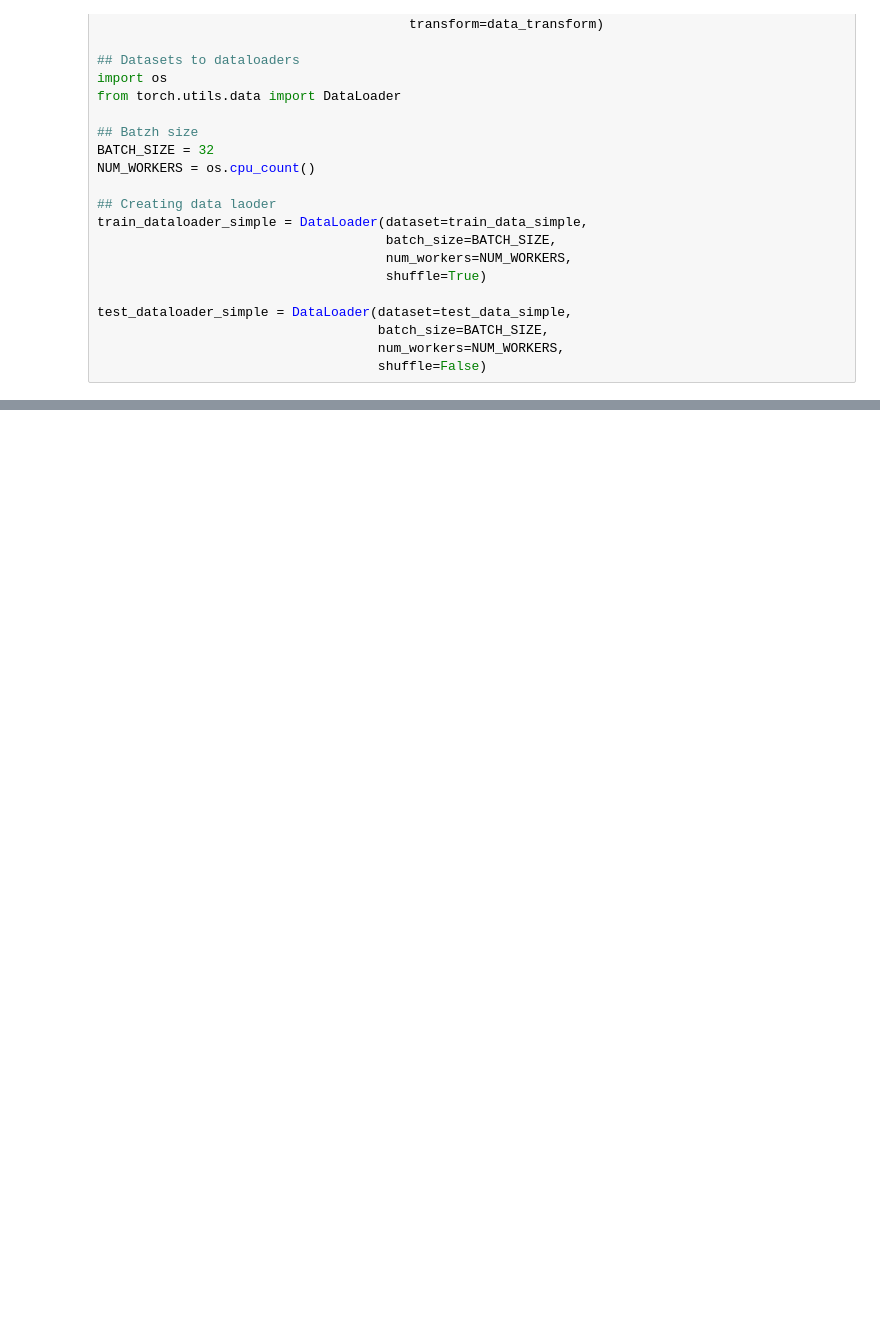
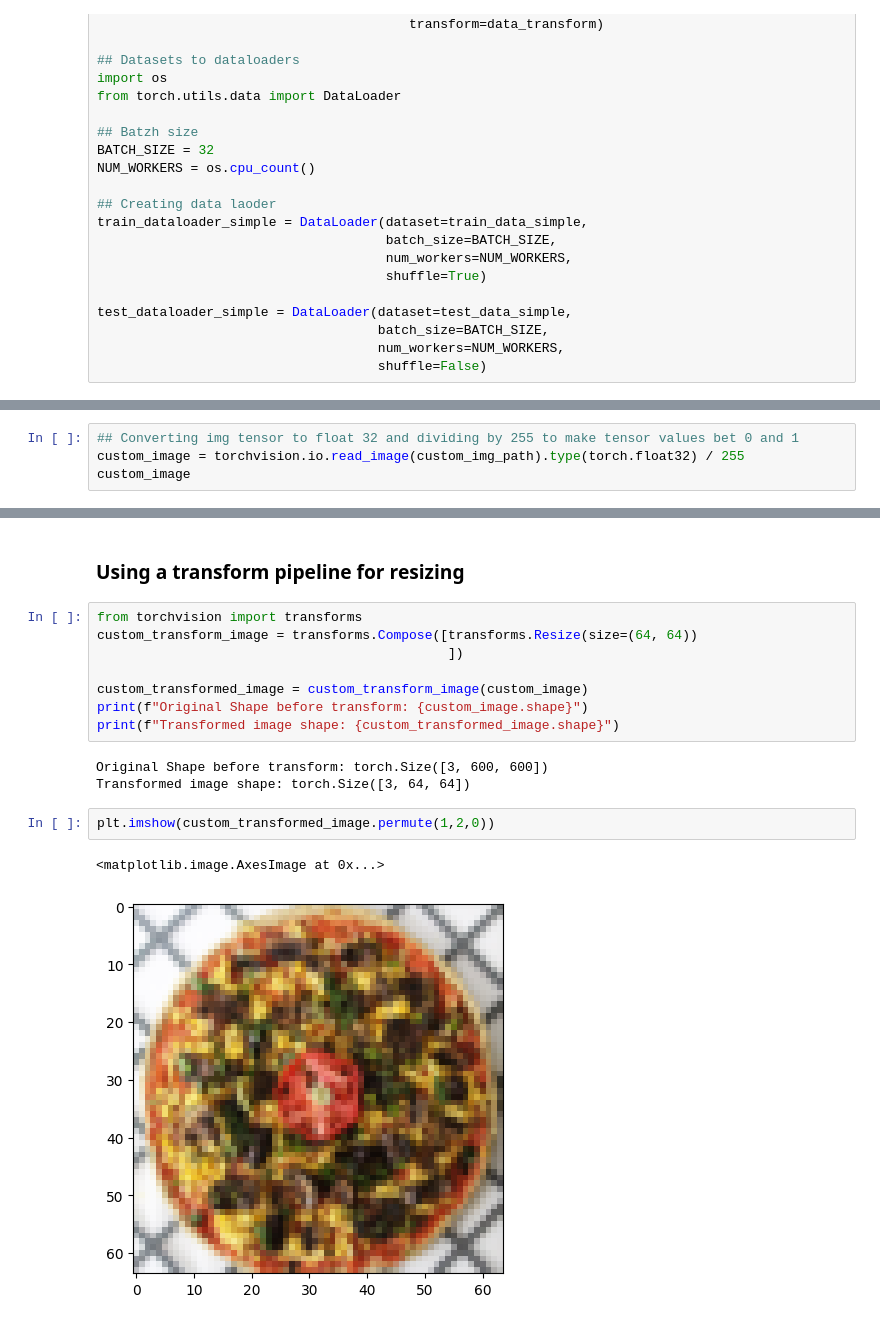
Before and after one commit to Naga-SDonepudi/PyTorch_HandsOn, a Jupyter notebook: 5_custom_datasets_pytorch.ipynb, the cells around one changed output, grey strips where cells are left out. Cells and saved outputs as stored; diff of their text form; blank space fills up the shorter version.

```diff
--- a/5_custom_datasets_pytorch.ipynb
+++ b/5_custom_datasets_pytorch.ipynb
@@ -497,0 +1015,4 @@ TinyVGG(
+# %%
+## Converting img tensor to float 32 and dividing by 255 to make tensor values bet 0 and 1
+custom_image = torchvision.io.read_image(custom_img_path).type(torch.float32) / 255
+custom_image
@@ -497,0 +1037,18 @@ TinyVGG(
+# %% [markdown]
+### Using a transform pipeline for resizing
+# %%
+from torchvision import transforms
+custom_transform_image = transforms.Compose([transforms.Resize(size=(64, 64))
+                                             ])
+
+custom_transformed_image = custom_transform_image(custom_image)
+print(f"Original Shape before transform: {custom_image.shape}")
+print(f"Transformed image shape: {custom_transformed_image.shape}")
+# %% [output]
+Original Shape before transform: torch.Size([3, 600, 600])
+Transformed image shape: torch.Size([3, 64, 64])
+# %%
+plt.imshow(custom_transformed_image.permute(1,2,0))
+# %% [output]
+<matplotlib.image.AxesImage at 0x...>
+[figure, added]
```
Also changed, not shown: parts of 50 cells of this notebook.
